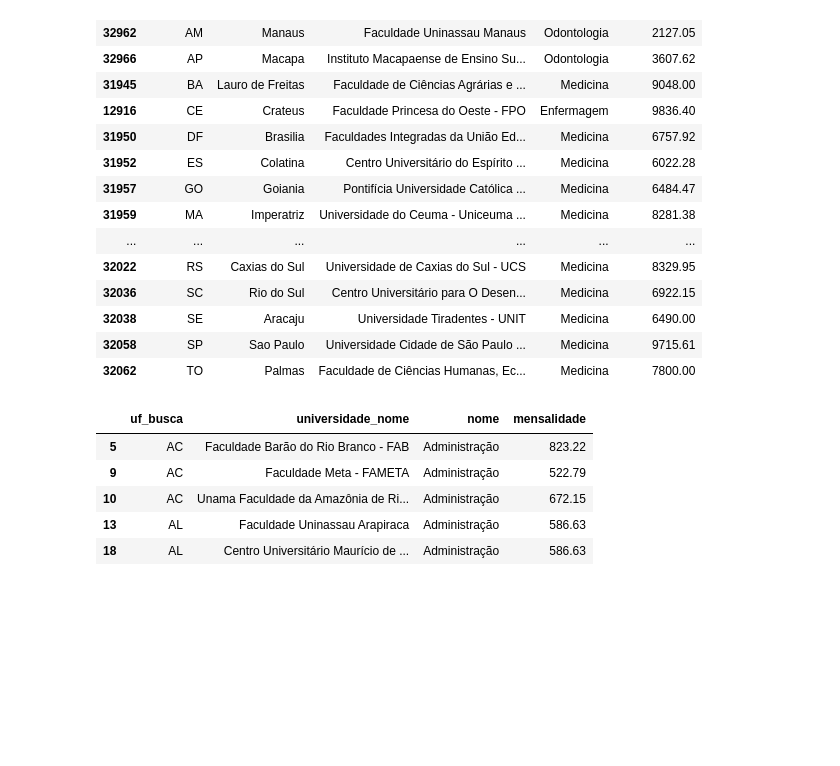
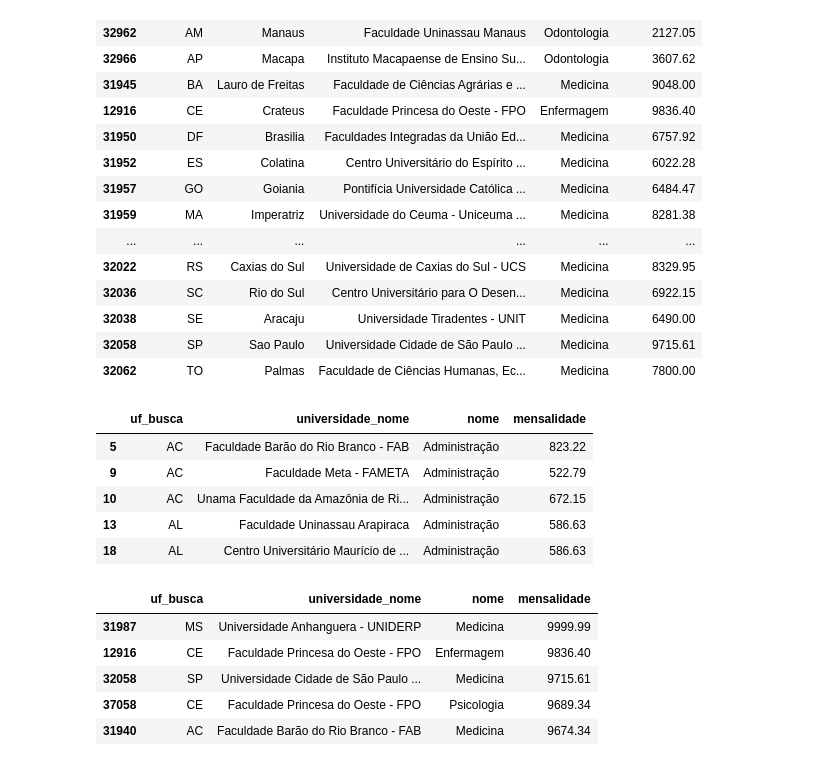
Before and after one commit to lima-anderson/Curso-Analise-Dados-LABHacker, a Jupyter notebook: Aula 1/Aula_1.ipynb, the cells around one changed output. Cells and saved outputs as stored; diff of their text form; code cells hidden in the pictures; blank space fills up the shorter version.

```diff
--- a/Aula 1/Aula_1.ipynb
+++ b/Aula 1/Aula_1.ipynb
@@ -363,3 +363,13 @@ df[(df.mensalidade > 500) & (df.mensalidade < 1000)][['uf_busca', 'universidade_
 | 10 | AC | Unama Faculdade da Amazônia de Ri... | Administração | 672.15 |
 | 13 | AL | Faculdade Uninassau Arapiraca | Administração | 586.63 |
 | 18 | AL | Centro Universitário Maurício de ... | Administração | 586.63 |
+# %%
+# 5 maiores mensalidades
+df.nlargest(5, 'mensalidade')[['uf_busca', 'universidade_nome', 'nome', 'mensalidade']]
+# %% [output]
+|  | uf_busca | universidade_nome | nome | mensalidade |
+| 31987 | MS | Universidade Anhanguera - UNIDERP | Medicina | 9999.99 |
+| 12916 | CE | Faculdade Princesa do Oeste - FPO | Enfermagem | 9836.40 |
+| 32058 | SP | Universidade Cidade de São Paulo ... | Medicina | 9715.61 |
+| 37058 | CE | Faculdade Princesa do Oeste - FPO | Psicologia | 9689.34 |
+| 31940 | AC | Faculdade Barão do Rio Branco - FAB | Medicina | 9674.34 |
```
Also changed, not shown: parts of 1 cell of this notebook.
